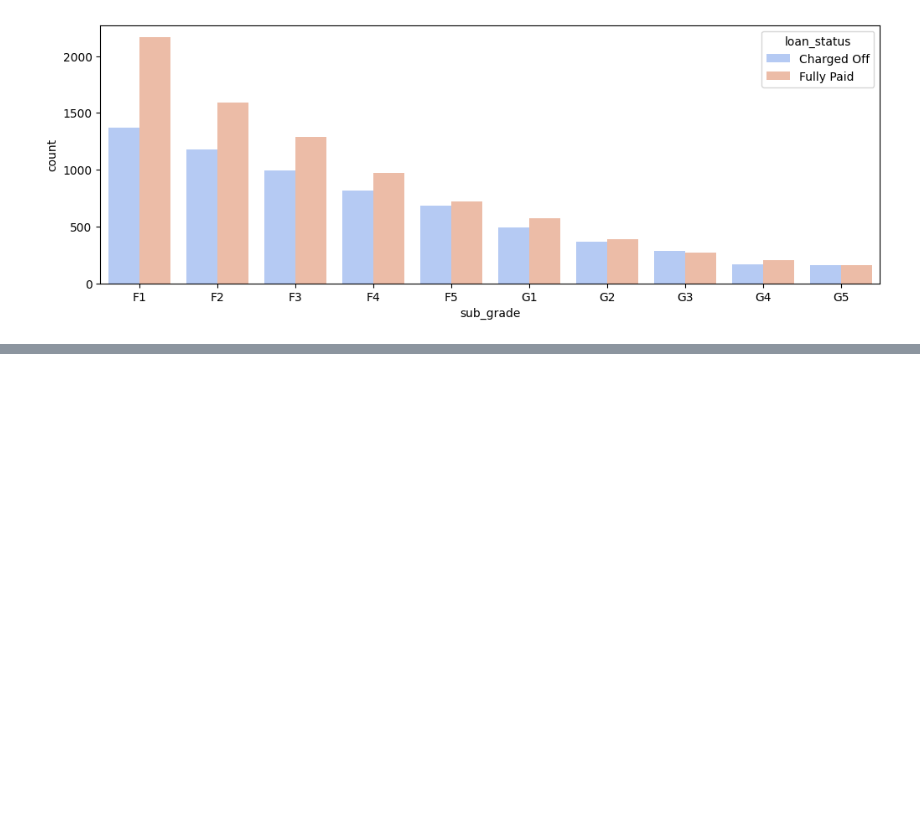
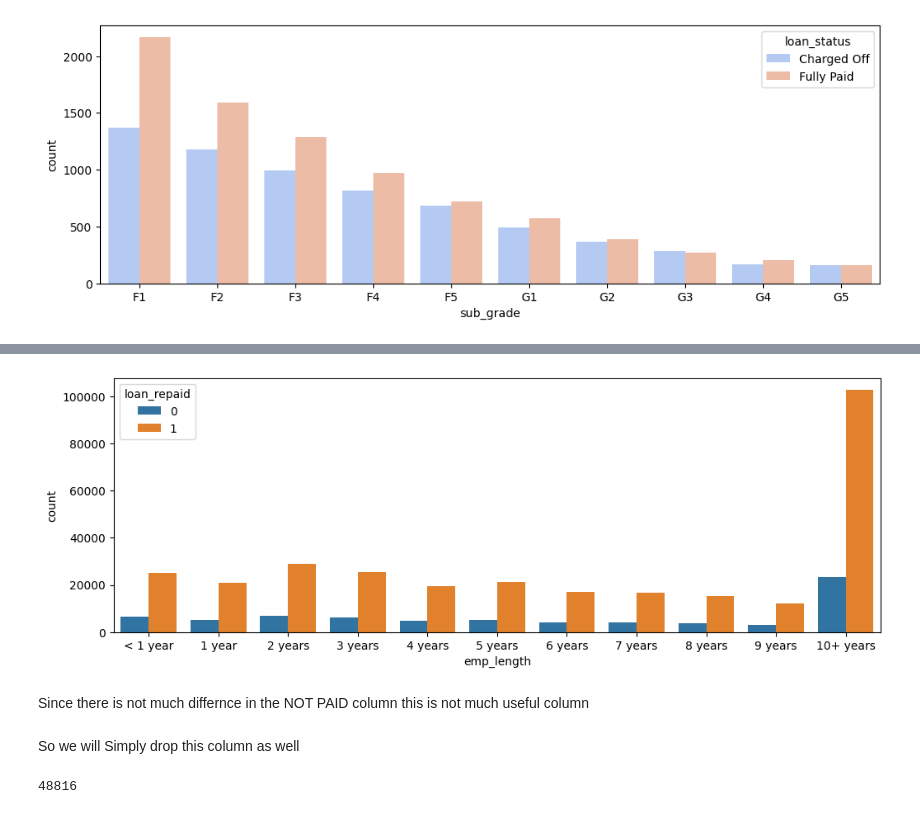
Before and after one commit to PrathamModi001/LendSure, a Jupyter notebook: loan_default_prediction.ipynb, the cells around one changed output, grey strips where cells are left out. Cells and saved outputs as stored; diff of their text form; code cells hidden in the pictures; blank space fills up the shorter version.

Commit message:
Data Preprocessing on its way

```diff
--- a/loan_default_prediction.ipynb
+++ b/loan_default_prediction.ipynb
@@ -313,0 +455,2 @@ sns.countplot(data=f_and_g.sort_values("sub_grade"),x="sub_grade", hue="loan_sta
+# %%
+df.drop("emp_title", axis=1, inplace=True)
@@ -313,0 +471,20 @@ sns.countplot(data=f_and_g.sort_values("sub_grade"),x="sub_grade", hue="loan_sta
+# %%
+emp_sorted_order = ['< 1 year','1 year',
+ '2 years',
+ '3 years',
+ '4 years',
+ '5 years',
+ '6 years',
+ '7 years',
+ '8 years',
+ '9 years',
+ '10+ years']
+# %%
+plt.figure(figsize=(12,4))
+sns.countplot(data=df,x="emp_length", hue="loan_repaid", order=emp_sorted_order);
+# %% [output]
+[figure, added]
+# %% [markdown]
+Since there is not much differnce in the NOT PAID column this is not much useful column
+# %% [markdown]
+So we will Simply drop this column as well
@@ -313,0 +493,4 @@ sns.countplot(data=f_and_g.sort_values("sub_grade"),x="sub_grade", hue="loan_sta
+# %%
+df["title"].nunique()
+# %% [output]
+48816
```
Also changed, not shown: parts of 22 cells of this notebook.
